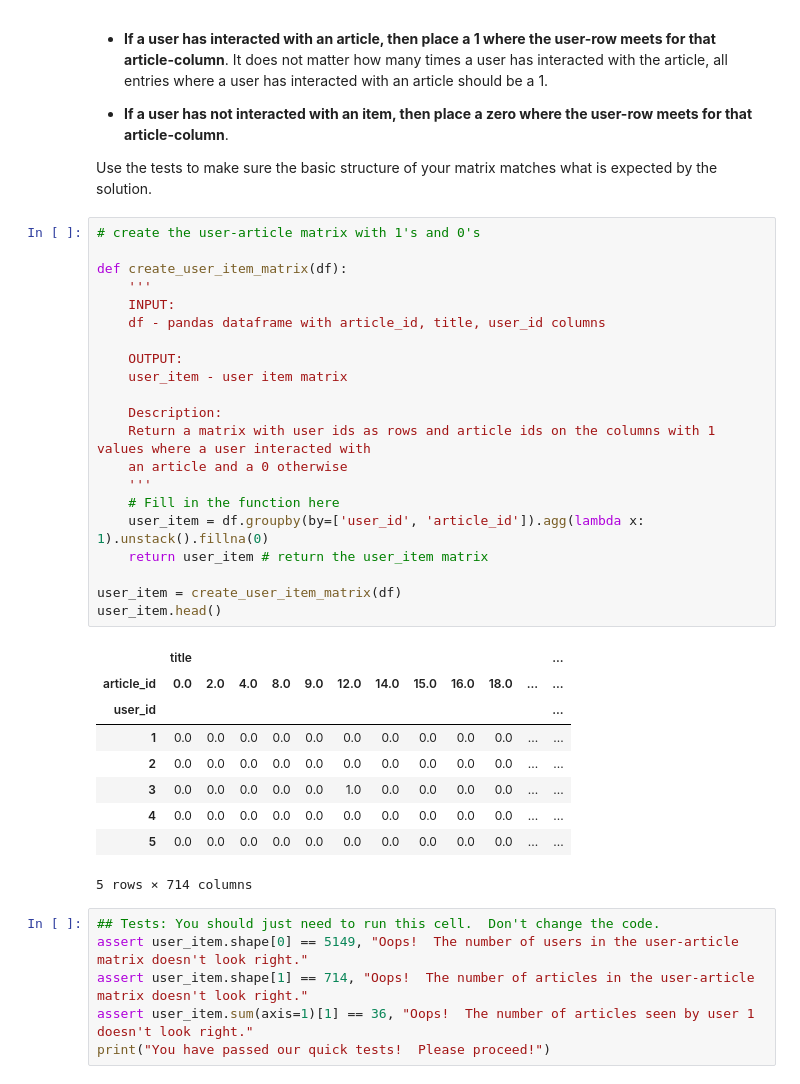
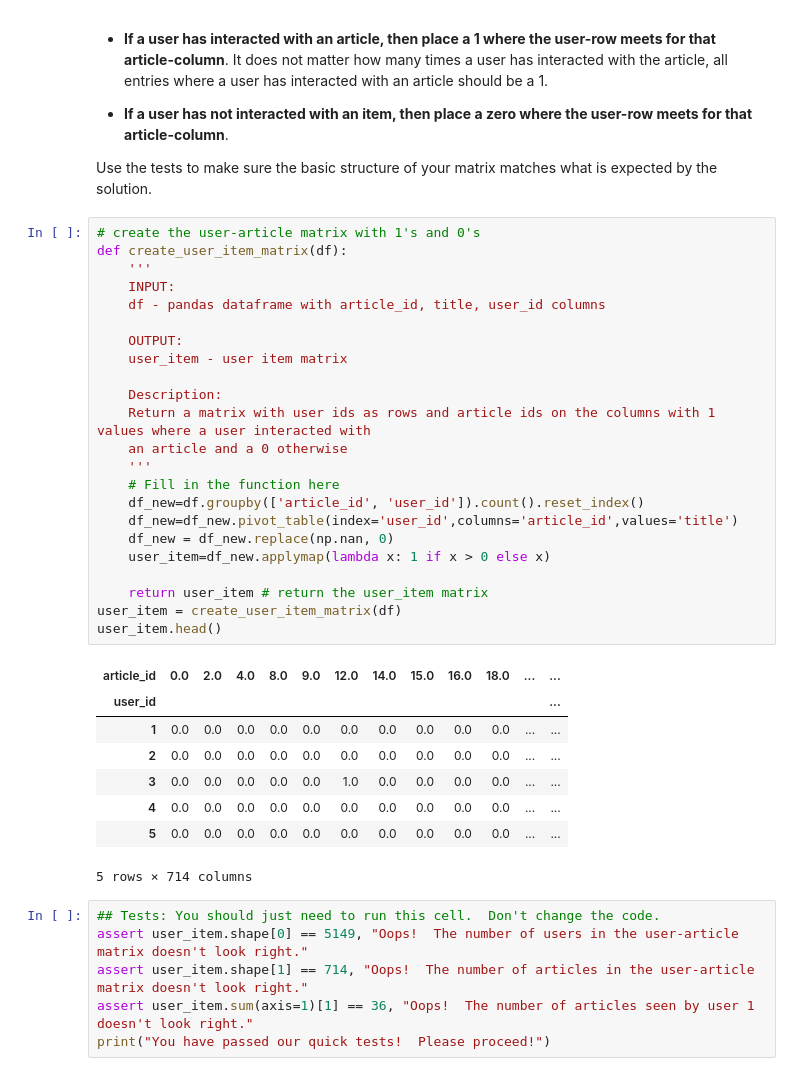
Before and after one commit to isakkabir/Recommendations-with-IBM, a Jupyter notebook: Recommendations_with_IBM.ipynb, the cells around one changed output. Saved outputs shown, nothing was run; the diff lists cells and outputs as text.

```diff
--- a/Recommendations_with_IBM.ipynb
+++ b/Recommendations_with_IBM.ipynb
@@ -253,27 +253,28 @@ Your top_20 looks like the solution list! Nice job.
 Use the tests to make sure the basic structure of your matrix matches what is expected by the solution.
 # %%
 # create the user-article matrix with 1's and 0's
-
 def create_user_item_matrix(df):
     '''
     INPUT:
     df - pandas dataframe with article_id, title, user_id columns
 
     OUTPUT:
     user_item - user item matrix
 
     Description:
     Return a matrix with user ids as rows and article ids on the columns with 1 values where a user interacted with
     an article and a 0 otherwise
     '''
     # Fill in the function here
-    user_item = df.groupby(by=['user_id', 'article_id']).agg(lambda x: 1).unstack().fillna(0)
+    df_new=df.groupby(['article_id', 'user_id']).count().reset_index()
+    df_new=df_new.pivot_table(index='user_id',columns='article_id',values='title')
+    df_new = df_new.replace(np.nan, 0)
+    user_item=df_new.applymap(lambda x: 1 if x > 0 else x)
+
     return user_item # return the user_item matrix
-
 user_item = create_user_item_matrix(df)
 user_item.head()
 # %% [output]
-|  | title |  |  |  |  |  |  |  |  |  |  | ... |
 | article_id | 0.0 | 2.0 | 4.0 | 8.0 | 9.0 | 12.0 | 14.0 | 15.0 | 16.0 | 18.0 | ... | ... |
 | user_id |  |  |  |  |  |  |  |  |  |  |  | ... |
 | 1 | 0.0 | 0.0 | 0.0 | 0.0 | 0.0 | 0.0 | 0.0 | 0.0 | 0.0 | 0.0 | ... | ... |
```
Also changed, not shown: parts of 2 cells of this notebook.
